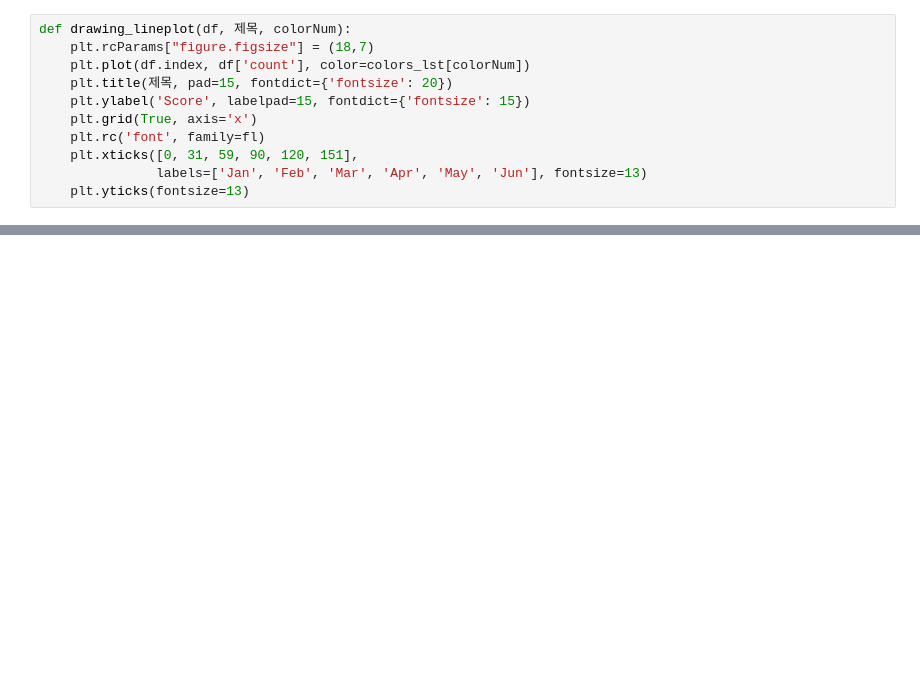
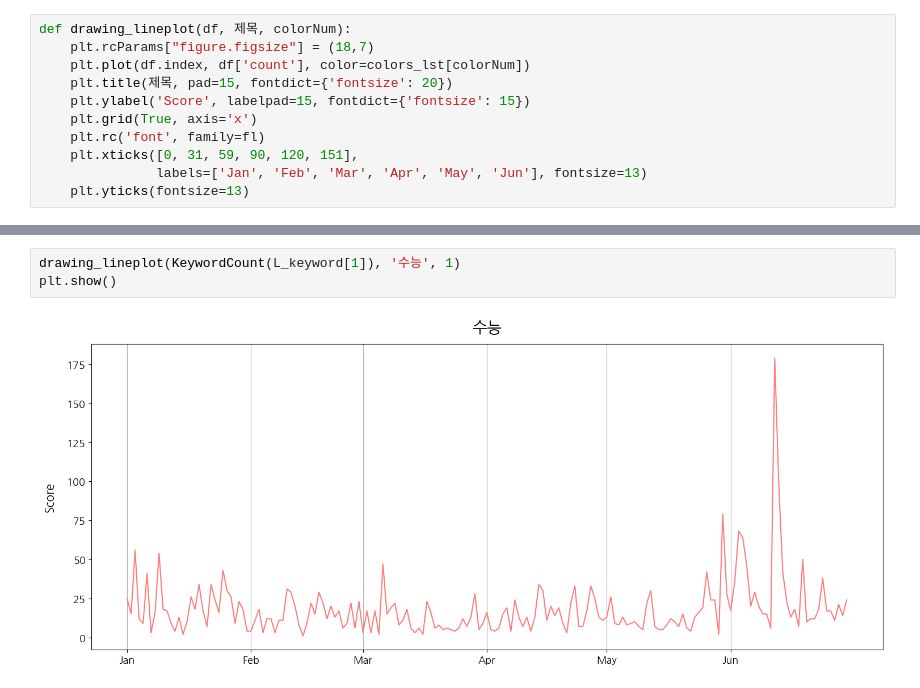
Before and after one commit to JourneyKo/ssodam, a Jupyter notebook: ssodam2021_Topic_Analysis_and_Visualization.ipynb, the cells around one changed output, grey strips where cells are left out. Cells and saved outputs as stored; diff of their text form; blank space fills up the shorter version.

```diff
--- a/ssodam2021_Topic_Analysis_and_Visualization.ipynb
+++ b/ssodam2021_Topic_Analysis_and_Visualization.ipynb
@@ -166,0 +217,5 @@ drawing_lineplot(df_B, '중국', 1)
+# %%
+drawing_lineplot(KeywordCount(L_keyword[1]), '수능', 1)
+plt.show()
+# %% [output]
+[figure, added]
```
Also changed, not shown: parts of 9 cells of this notebook.
